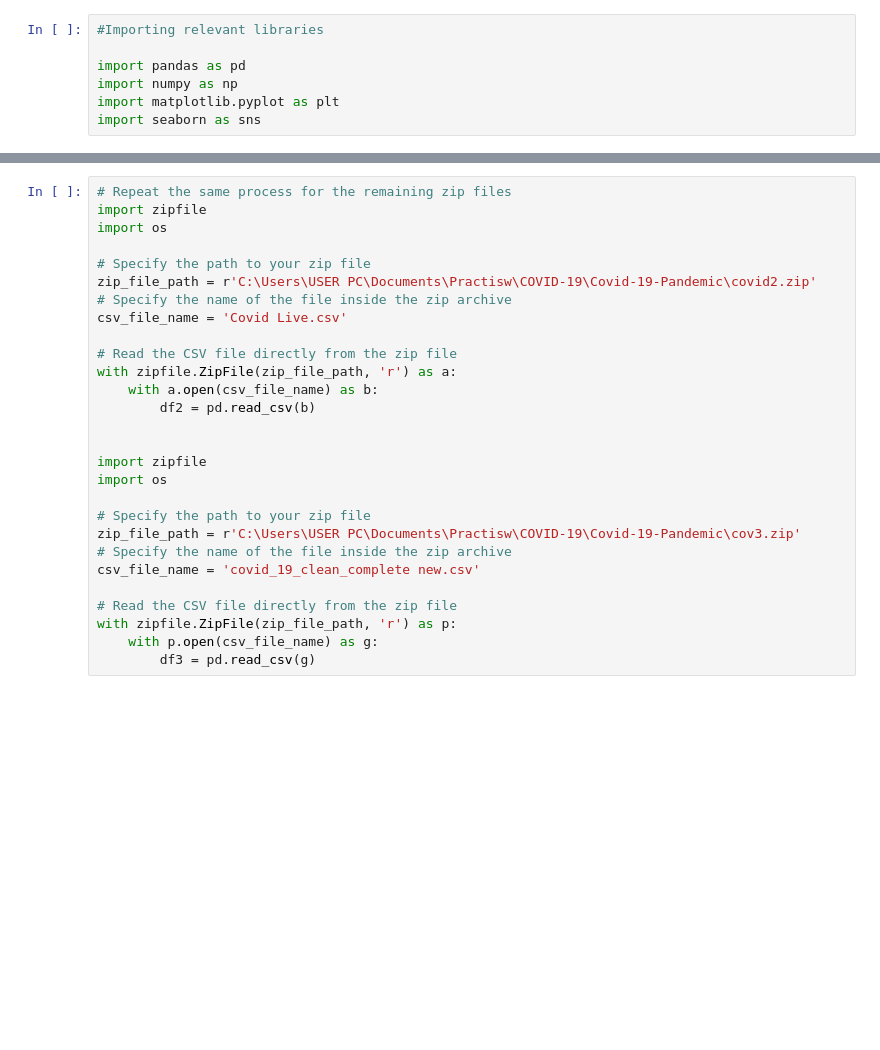
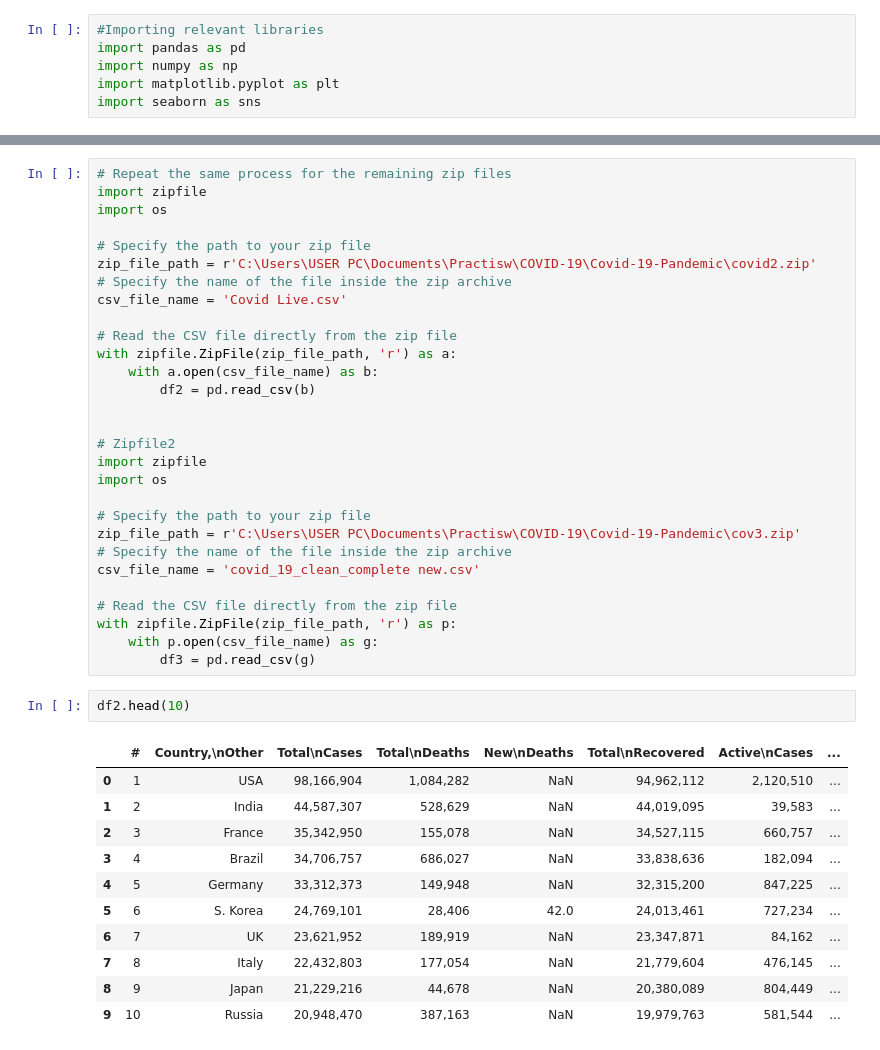
Before and after one commit to ogutu-23/Covid-19-Pandemic, a Jupyter notebook: index.ipynb, the cells around one changed output, grey strips where cells are left out. Cells and saved outputs as stored; diff of their text form; blank space fills up the shorter version.

```diff
--- a/index.ipynb
+++ b/index.ipynb
@@ -5,6 +8,5 @@ Discussion Topic: COVID-19 pandemic; Advances in epidemiological modelling and r
 # %%
 #Importing relevant libraries
-
 import pandas as pd
 import numpy as np
 import matplotlib.pyplot as plt
@@ -54,6 +56,7 @@ with zipfile.ZipFile(zip_file_path, 'r') as a:
         df2 = pd.read_csv(b)
 
 
+# Zipfile2
 import zipfile
 import os
 
@@ -66,3 +69,17 @@ csv_file_name = 'covid_19_clean_complete new.csv'
 with zipfile.ZipFile(zip_file_path, 'r') as p:
     with p.open(csv_file_name) as g:
         df3 = pd.read_csv(g)
+# %%
+df2.head(10)
+# %% [output]
+|  | # | Country,\nOther | Total\nCases | Total\nDeaths | New\nDeaths | Total\nRecovered | Active\nCases | ... |
+| 0 | 1 | USA | 98,166,904 | 1,084,282 | NaN | 94,962,112 | 2,120,510 | ... |
+| 1 | 2 | India | 44,587,307 | 528,629 | NaN | 44,019,095 | 39,583 | ... |
+| 2 | 3 | France | 35,342,950 | 155,078 | NaN | 34,527,115 | 660,757 | ... |
+| 3 | 4 | Brazil | 34,706,757 | 686,027 | NaN | 33,838,636 | 182,094 | ... |
+| 4 | 5 | Germany | 33,312,373 | 149,948 | NaN | 32,315,200 | 847,225 | ... |
+| 5 | 6 | S. Korea | 24,769,101 | 28,406 | 42.0 | 24,013,461 | 727,234 | ... |
+| 6 | 7 | UK | 23,621,952 | 189,919 | NaN | 23,347,871 | 84,162 | ... |
+| 7 | 8 | Italy | 22,432,803 | 177,054 | NaN | 21,779,604 | 476,145 | ... |
+| 8 | 9 | Japan | 21,229,216 | 44,678 | NaN | 20,380,089 | 804,449 | ... |
+| 9 | 10 | Russia | 20,948,470 | 387,163 | NaN | 19,979,763 | 581,544 | ... |
```
Also changed, not shown: parts of 55 cells of this notebook, 2 other files.
